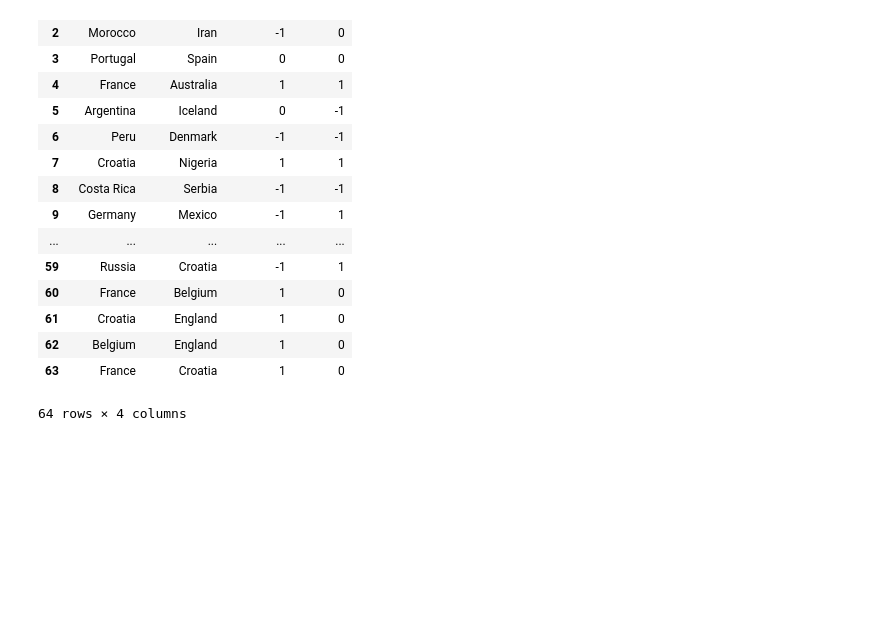
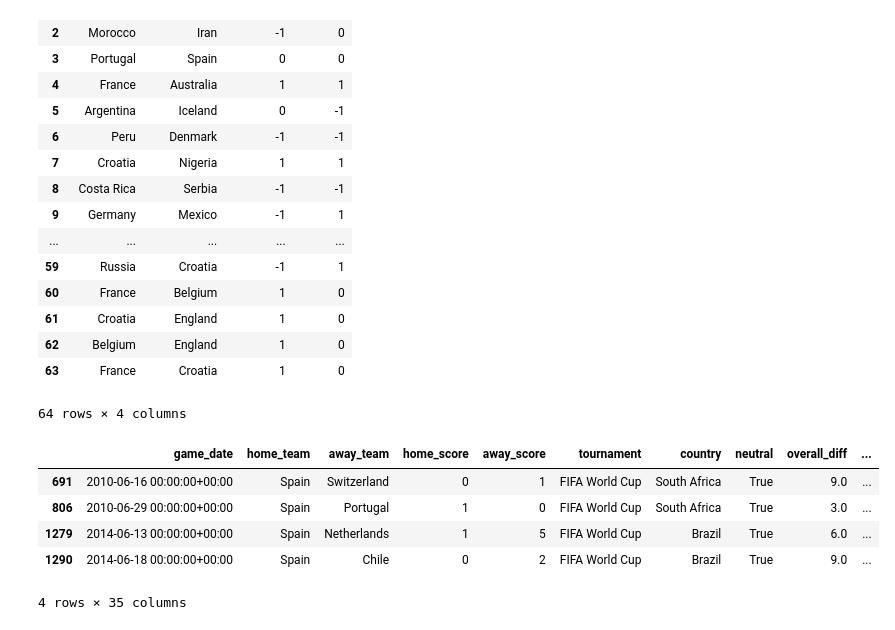
Before and after one commit to AC209aWC2018/World-Cup-2018, a Jupyter notebook: sofifa/GDP_features.ipynb, the cells around one changed output. Saved outputs shown, nothing was run; the diff lists cells and outputs as text; code cells hidden in the pictures; blank space fills up the shorter version.

```diff
--- a/sofifa/GDP_features.ipynb
+++ b/sofifa/GDP_features.ipynb
@@ -337,3 +338,12 @@ test[['home_team','away_team','home_win','is_home']]
 | 62 | Belgium | England | 1 | 0 |
 | 63 | France | Croatia | 1 | 0 |
 64 rows × 4 columns
+# %%
+train.loc[(train['tournament'] == 'FIFA World Cup') & (train['home_team'] == 'Spain')]
+# %% [output]
+|  | game_date | home_team | away_team | home_score | away_score | tournament | country | neutral | overall_diff | ... |
+| 691 | 2010-06-16 00:00:00+00:00 | Spain | Switzerland | 0 | 1 | FIFA World Cup | South Africa | True | 9.0 | ... |
+| 806 | 2010-06-29 00:00:00+00:00 | Spain | Portugal | 1 | 0 | FIFA World Cup | South Africa | True | 3.0 | ... |
+| 1279 | 2014-06-13 00:00:00+00:00 | Spain | Netherlands | 1 | 5 | FIFA World Cup | Brazil | True | 6.0 | ... |
+| 1290 | 2014-06-18 00:00:00+00:00 | Spain | Chile | 0 | 2 | FIFA World Cup | Brazil | True | 9.0 | ... |
+4 rows × 35 columns
```
Also changed, not shown: parts of 7 cells of this notebook.
